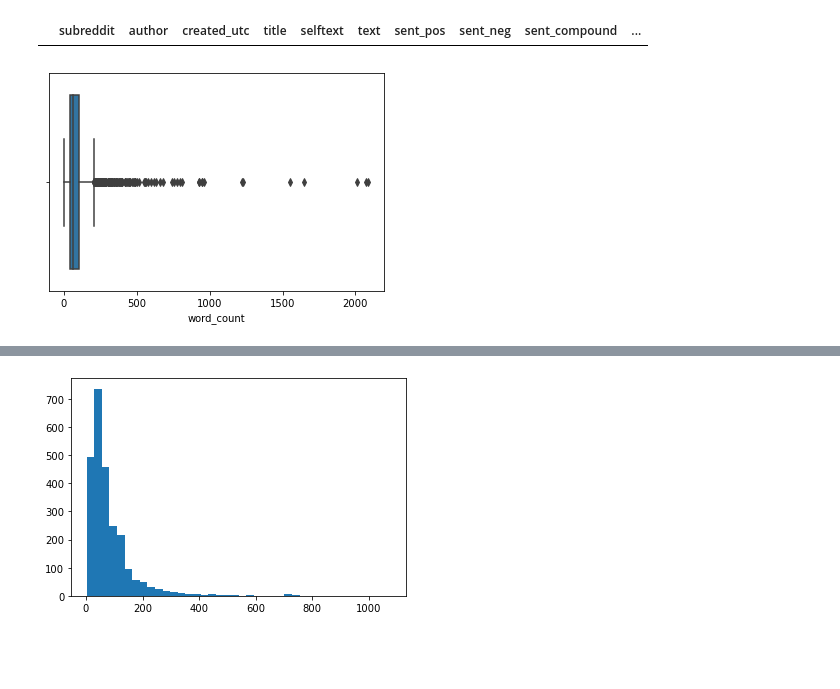
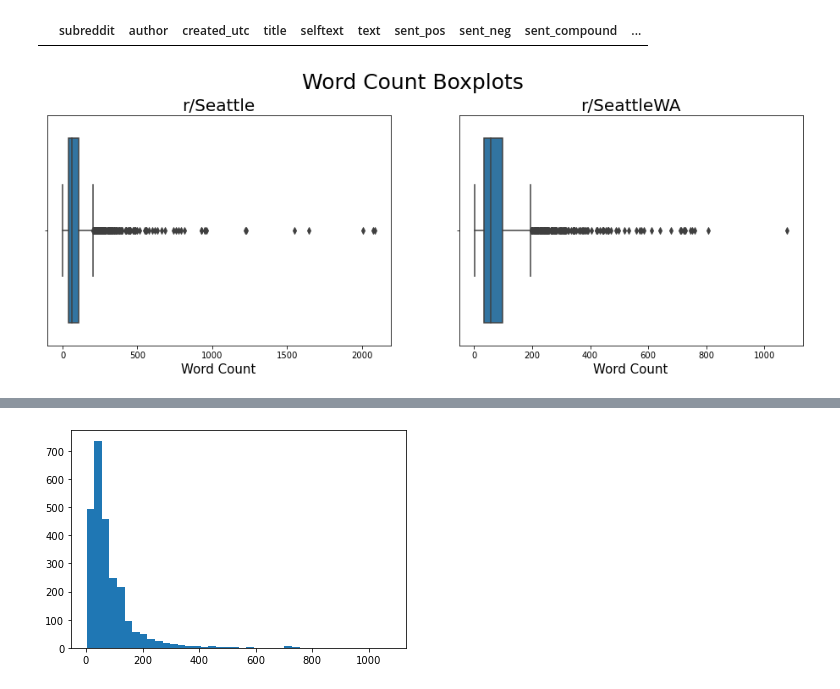
Before and after one commit to jguo052/NLP-Subreddit-Classification, a Jupyter notebook: first_draft.ipynb, the cells around one changed output, grey strips where cells are left out. Cells and saved outputs as stored; diff of their text form; code cells hidden in the pictures; blank space fills up the shorter version.

```diff
--- a/first_draft.ipynb
+++ b/first_draft.ipynb
@@ -283,6 +279,15 @@ sea_wa[sea_wa['text'].duplicated()].sort_values(by = 'author').head(10)
 sea.drop_duplicates('text', inplace = True)
 sea_wa.drop_duplicates('text', inplace = True)
 # %%
-sns.boxplot(x = sea['word_count']);
+fig, axes = plt.subplots(1,2, figsize = (16,5))
+
+fig.suptitle('Word Count Boxplots', size = 25, y = 1.02)
+sns.boxplot(x = sea['word_count'], ax = axes[0])
+axes[0].set_title('r/Seattle', size = 20)
+axes[0].set_xlabel('Word Count', size = 15)
+
+sns.boxplot(x = sea_wa['word_count'], ax = axes[1])
+axes[1].set_title('r/SeattleWA', size = 20)
+axes[1].set_xlabel('Word Count', size = 15);
 # %% [output]
-[figure, old version]
+[figure, new version]
```
Also changed, not shown: parts of 19 cells of this notebook.
